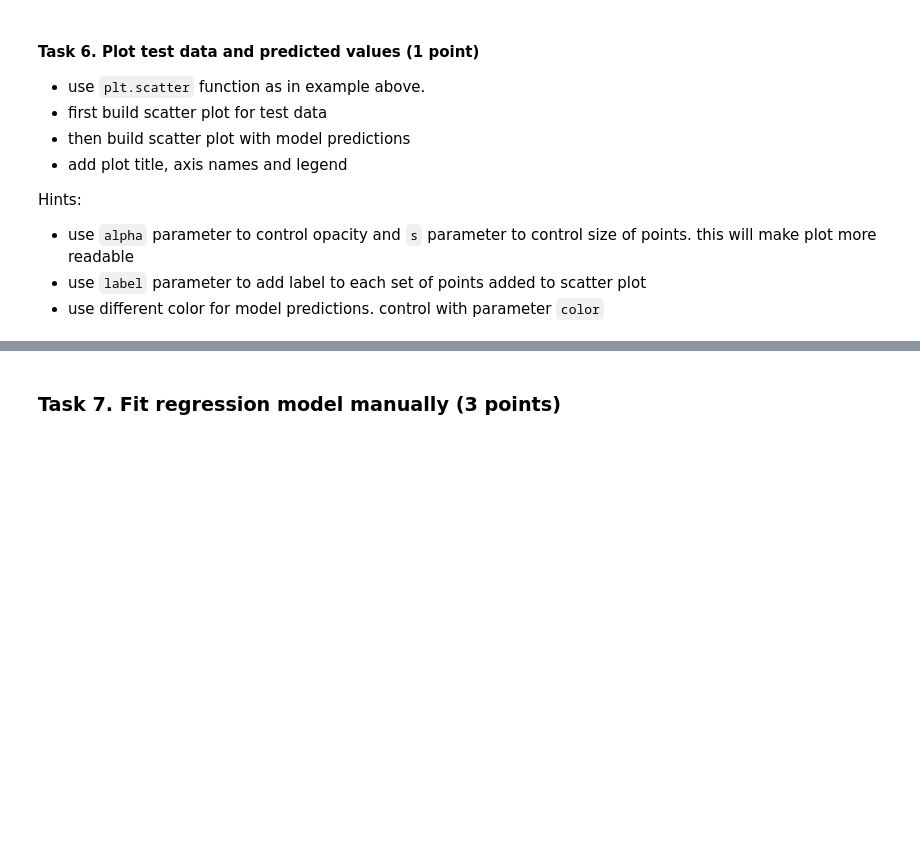
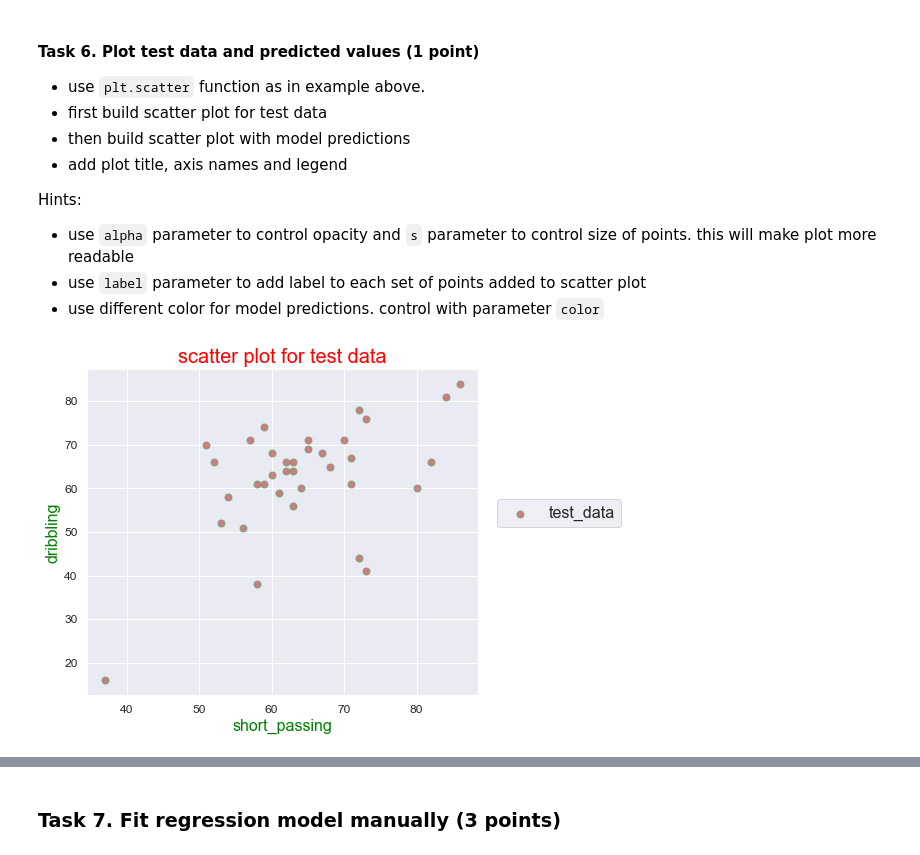
Before and after one commit to AlexUfnif/ml-intro-task3, a Jupyter notebook: linear_regression.ipynb, the cells around one changed output, grey strips where cells are left out. Cells and saved outputs as stored; diff of their text form; code cells hidden in the pictures; blank space fills up the shorter version.

```diff
--- a/linear_regression.ipynb
+++ b/linear_regression.ipynb
@@ -750,0 +746,16 @@ Hints:
+# %%
+# # your code here
+# plt.scatter(...)
+# plt.scatter(...)
+# plt.legend(...);  # adds legend to a plot
+
+plt.scatter(x=x_test, y=y_test, alpha=0.7, s=50, c="r", marker="o", linewidths=1, edgecolors="g", label='test_data')
+
+plt.legend(bbox_to_anchor=(1.05, 0.6), loc='upper left', borderaxespad=0., fontsize=16)
+plt.xlabel('short_passing', fontsize=16, color='green')
+plt.ylabel('dribbling', fontsize=16, color='green')
+plt.title('scatter plot for test data', fontsize=20, color='red')
+
+plt.show()
+# %% [output]
+[figure, added]
```
Also changed, not shown: parts of 9 cells of this notebook.
